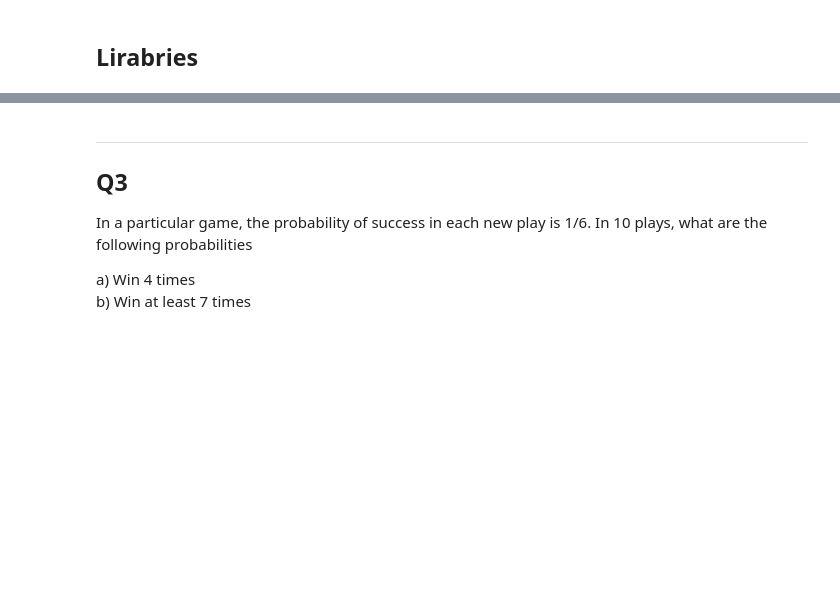
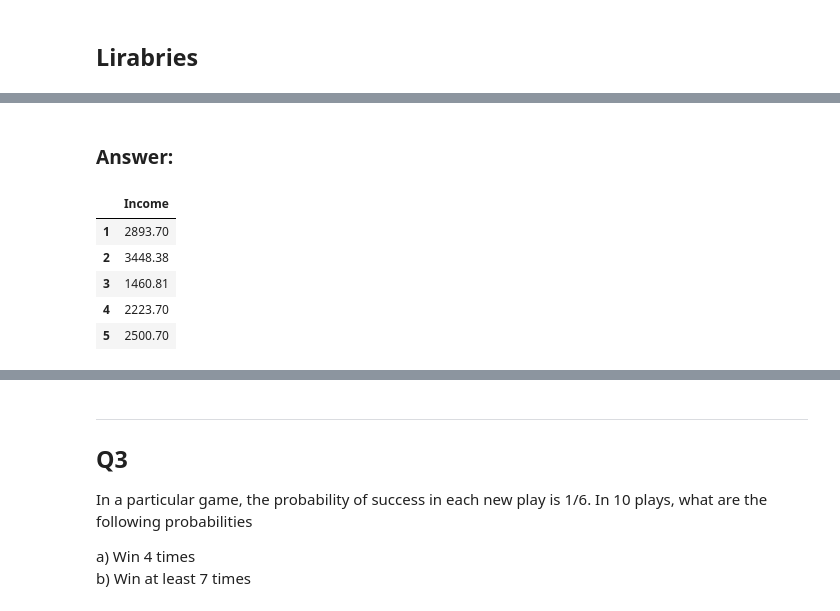
Before and after one commit to nicolaubruno/statistics, a Jupyter notebook: MBA Data Science/Fundamentals of Statistics/Exercise List/Python Solutions.ipynb, the cells around one changed output, grey strips where cells are left out. Saved outputs shown, nothing was run; the diff lists cells and outputs as text; code cells hidden in the pictures; blank space fills up the shorter version.

```diff
--- a/MBA Data Science/Fundamentals of Statistics/Exercise List/Python Solutions.ipynb
+++ b/MBA Data Science/Fundamentals of Statistics/Exercise List/Python Solutions.ipynb
@@ -10,0 +28,23 @@ from scipy import stats
+# %% [markdown]
+<h3>Answer:</h3>
+# %%
+# Read Excel file
+df = pd.read_excel(
+    "Questions Data.xlsx",
+    sheet_name = 'Exercício 1',
+    index_col = 0,
+    usecols = 'A:B',
+    nrows = 50
+)
+
+df.index.name = None
+df.rename(columns = {'Renda (R$)': 'Income'}, inplace = True)
+
+df.head()
+# %% [output]
+|  | Income |
+| 1 | 2893.70 |
+| 2 | 3448.38 |
+| 3 | 1460.81 |
+| 4 | 2223.70 |
+| 5 | 2500.70 |
```
Also changed, not shown: parts of 22 cells of this notebook.
